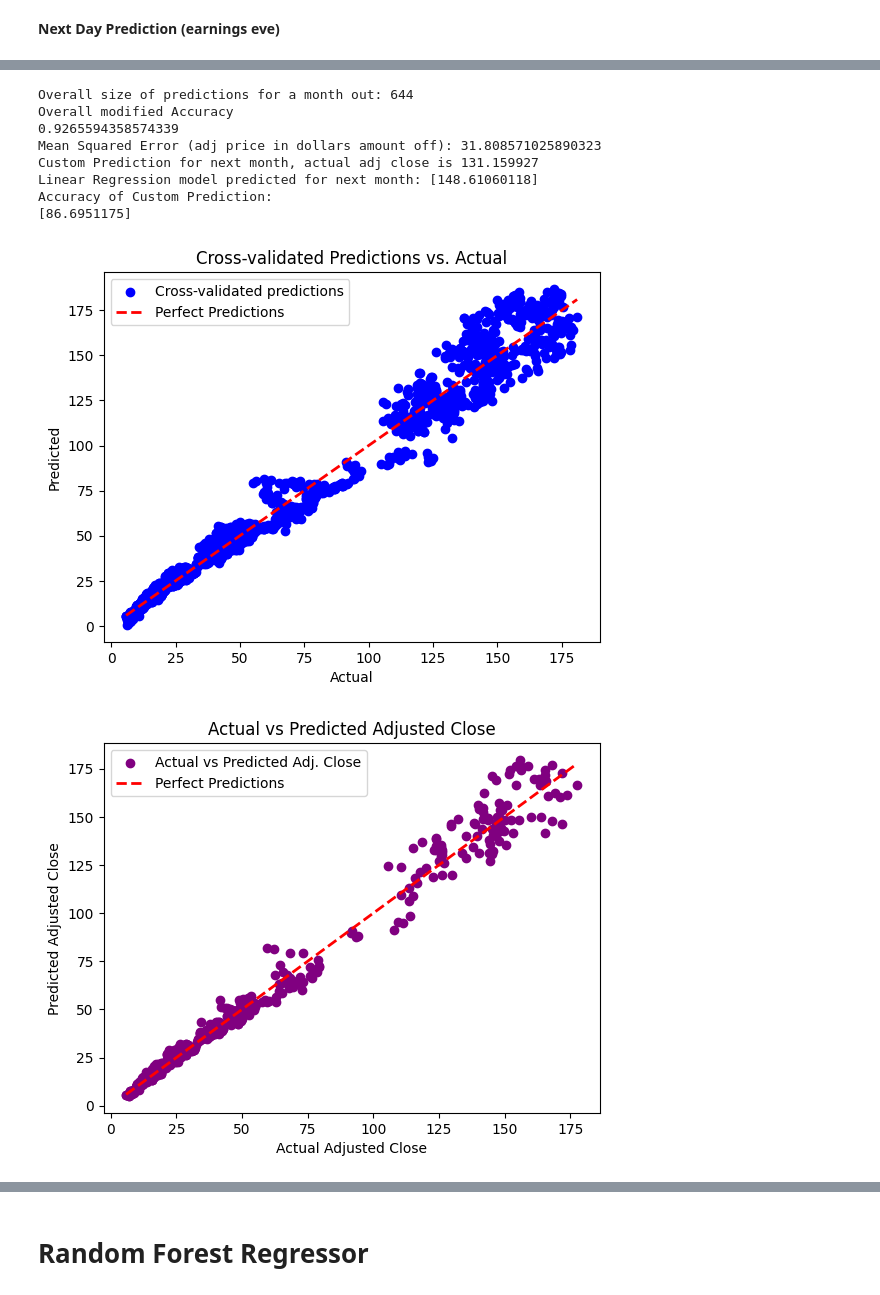
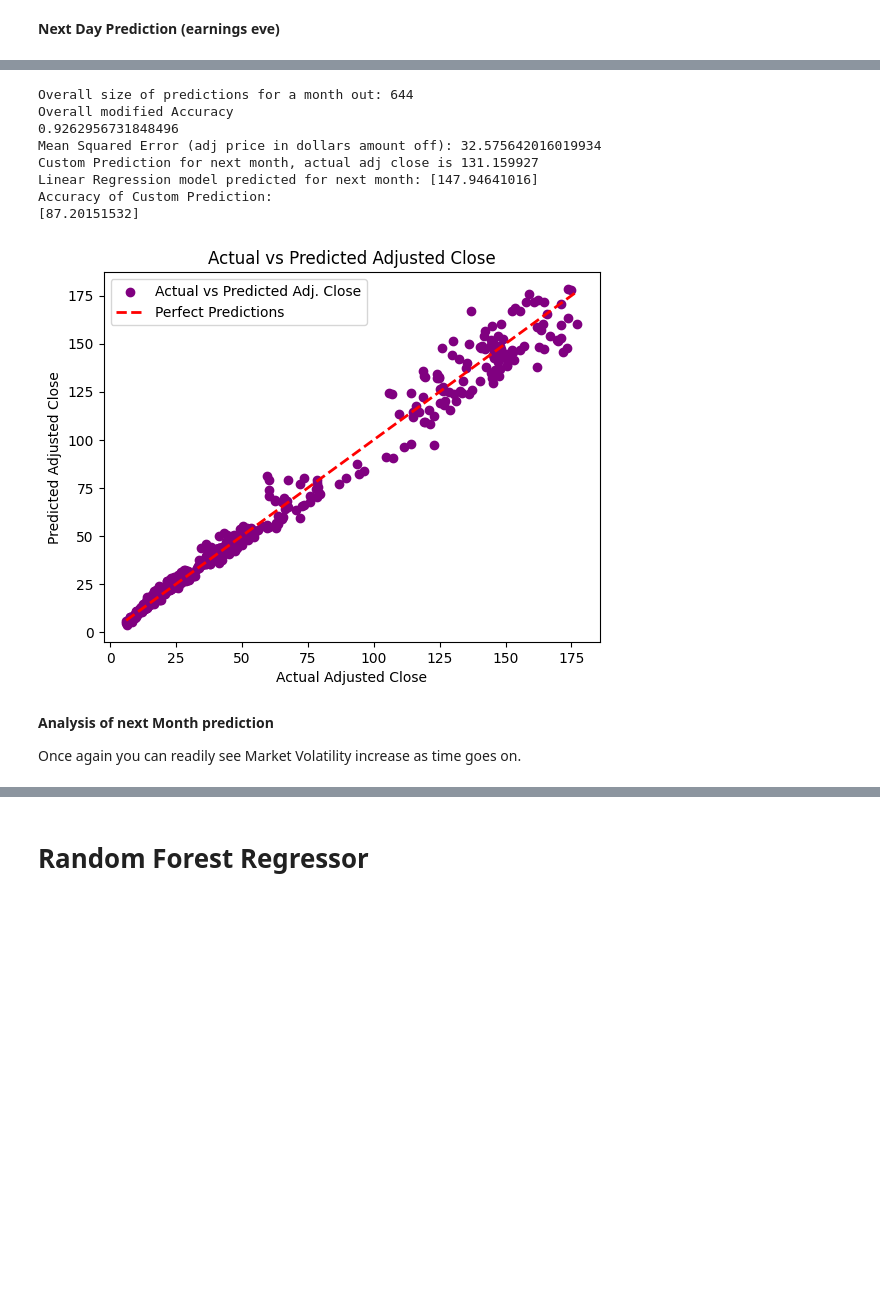
Before and after one commit to EliMartian/aapl_stock, a Jupyter notebook: aapl_stock_research.ipynb, the cells around one changed output, grey strips where cells are left out. Drawn from its saved outputs; the diff is of its cells as text; code cells hidden in the pictures; blank space fills up the shorter version.

```diff
--- a/aapl_stock_research.ipynb
+++ b/aapl_stock_research.ipynb
@@ -342,13 +341,9 @@ X_aapl = df_aapl_non.drop(['Adj Close', 'Target Adj Close', 'Date', 'Estimated E
 # Split the data into training and testing sets
 X_train, X_test, y_train, y_test = train_test_split(X_aapl, y_aapl, test_size=0.2)
 
-# Create a StandardScaler
+# Create a StandardScaler and apply to train and test data
 scaler = StandardScaler()
-
-# Fit and transform the scaler on the training data
 X_train_scaled = scaler.fit_transform(X_train)
-
-# Transform the test data using the scaler
 X_test_scaled = scaler.transform(X_test)
 
 # Create a linear regression model
@@ -390,48 +385,42 @@ actual_adj_value = 131.159927
 # Scale the custom input values using a standard scaker
 custom_values_scaled = scaler.transform(custom_values)
 
 # Make predictions with the linear regression model
 # for our custom values (test example (2022-05-17) predicting (2022-06-17)
 custom_predictions = linear_regression_model.predict(custom_values_scaled)
 
 # Print the predictions
 print(f"Custom Prediction for next month, actual adj close is {actual_adj_value}")
 print(f"Linear Regression model predicted for next month: {custom_predictions}")
 
 print("Accuracy of Custom Prediction:")
 print((1 - np.abs(1 - custom_predictions / actual_adj_value)) * 100)
 
-# Plot the results of cross-validated predictions
-plt.scatter(y_aapl, predicted, color='blue', label='Cross-validated predictions')
-plt.plot([y_aapl.min(), y_aapl.max()], [y_aapl.min(), y_aapl.max()], linestyle='--', color='red', linewidth=2, label='Perfect Predictions')
-plt.xlabel('Actual')
-plt.ylabel('Predicted')
-plt.title('Cross-validated Predictions vs. Actual')
-plt.legend()
-plt.show()
-
 # Plot the actual difference between the predicted and actual adjusted close
 plt.scatter(results_df['Actual'], results_df['Predicted'], color='purple', label='Actual vs Predicted Adj. Close')
 
 # Plot a diagonal line representing perfect predictions
 plt.plot([results_df['Actual'].min(), results_df['Actual'].max()], [results_df['Actual'].min(), results_df['Actual'].max()], linestyle='--', color='red', linewidth=2, label='Perfect Predictions')
 
 plt.xlabel('Actual Adjusted Close')
 plt.ylabel('Predicted Adjusted Close')
 plt.title('Actual vs Predicted Adjusted Close')
 plt.legend()
 plt.show()
 # %% [output]
 Overall size of predictions for a month out: 644
 Overall modified Accuracy
-0.9265594358574339
-Mean Squared Error (adj price in dollars amount off): 31.808571025890323
+0.9262956731848496
+Mean Squared Error (adj price in dollars amount off): 32.575642016019934
 Custom Prediction for next month, actual adj close is 131.159927
-Linear Regression model predicted for next month: [148.61060118]
+Linear Regression model predicted for next month: [147.94641016]
 Accuracy of Custom Prediction:
-[86.6951175]
+[87.20151532]
-[figure, old version]
+[figure, new version]
-[figure, removed]
+# %% [markdown]
+**Analysis of next Month prediction**
+
+Once again you can readily see Market Volatility increase as time goes on.
 # %% [markdown]
 **Next Year Stock Prediction (non-earnings)**
 
```
Also changed, not shown: parts of 37 cells of this notebook, 1 other file.
